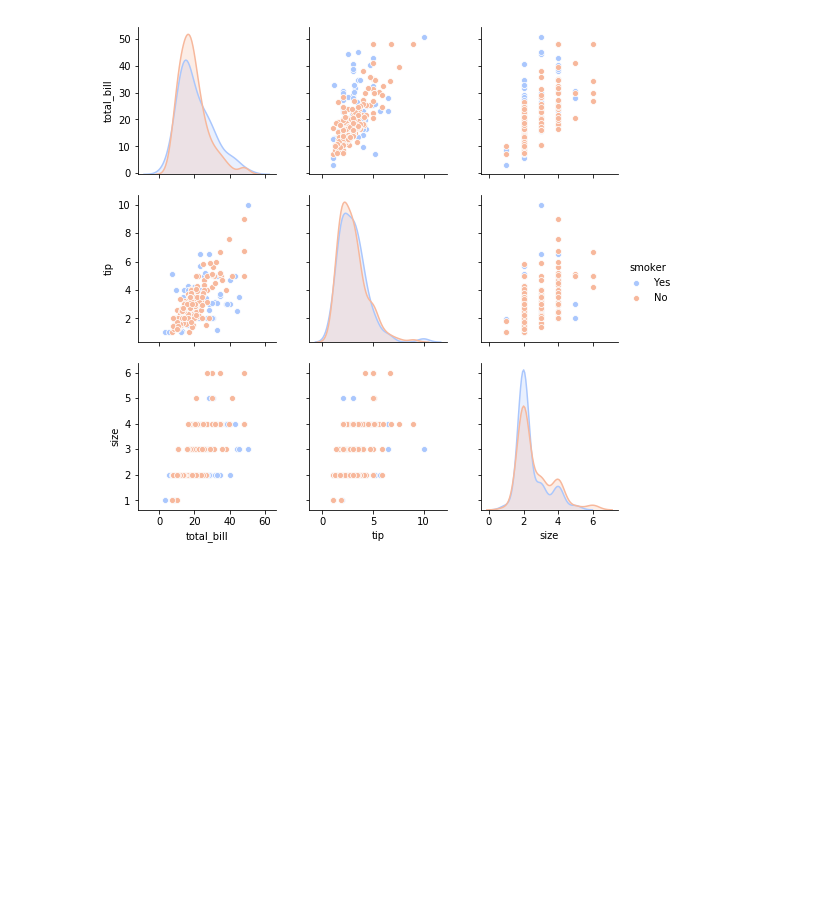
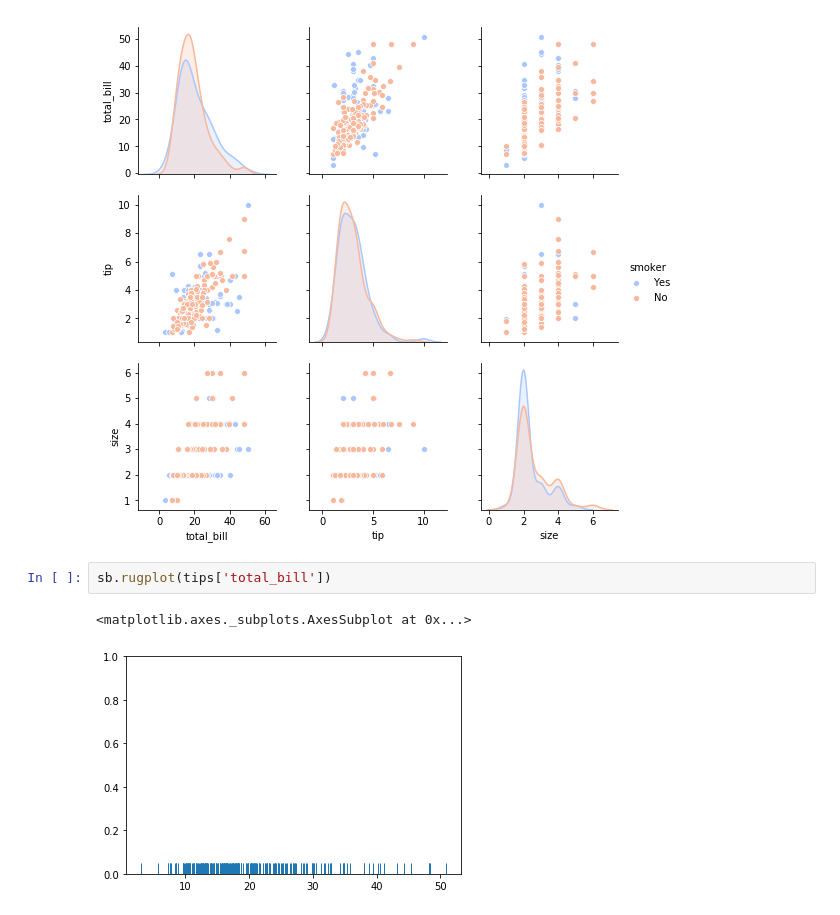
Before and after one commit to codingblondie/udemypython, a Jupyter notebook: files/Seaborn_beg.ipynb, the cells around one changed output. Saved outputs shown, nothing was run; the diff lists cells and outputs as text; blank space fills up the shorter version.

```diff
--- a/files/Seaborn_beg.ipynb
+++ b/files/Seaborn_beg.ipynb
@@ -47,3 +47,8 @@ sb.pairplot(tips,hue='smoker',palette='coolwarm')
 # %% [output]
 <seaborn.axisgrid.PairGrid at 0x...>
 [figure]
+# %%
+sb.rugplot(tips['total_bill'])
+# %% [output]
+<matplotlib.axes._subplots.AxesSubplot at 0x...>
+[figure, added]
```
